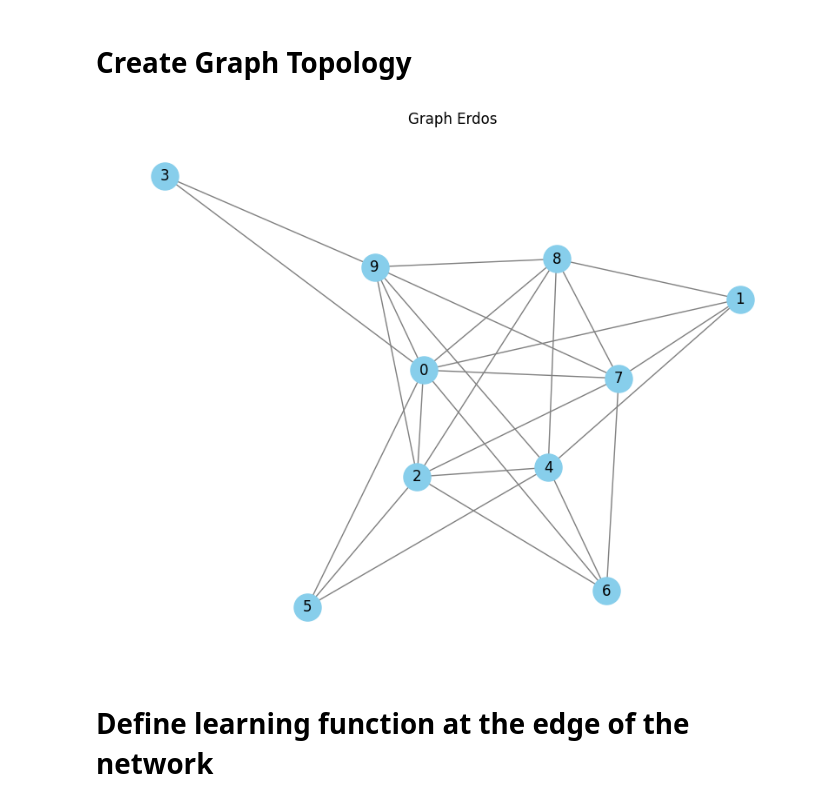
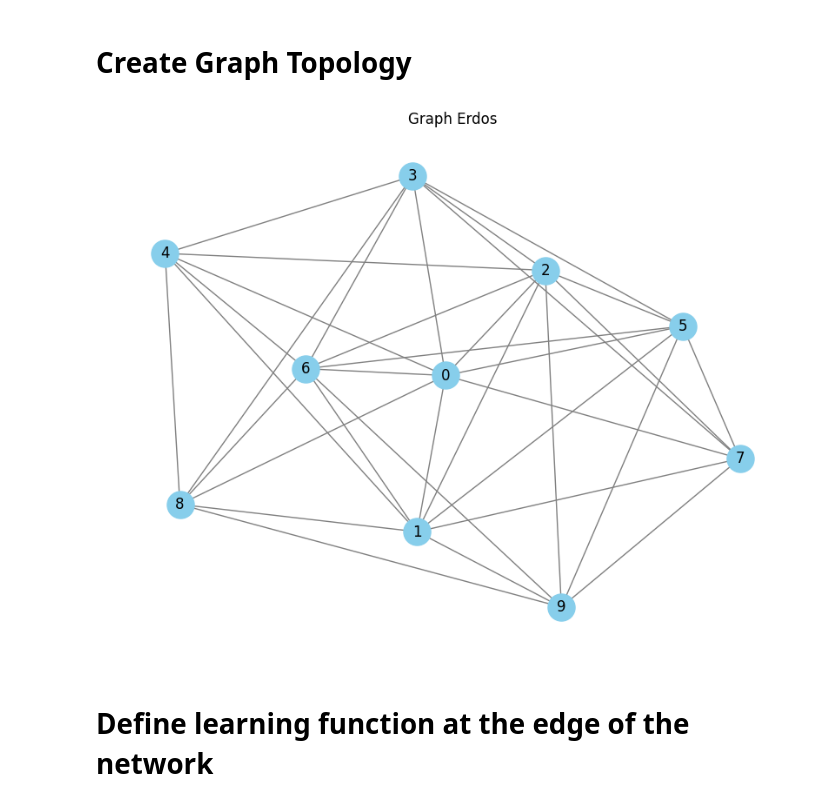
Before and after one commit to giuseppedipoce/Bio-Inspired-Federated-Learning, a Jupyter notebook: Bio-Next_last_update.ipynb, the cells around one changed output. Cells and saved outputs as stored; diff of their text form; code cells hidden in the pictures.

```diff
--- a/Bio-Next_last_update.ipynb
+++ b/Bio-Next_last_update.ipynb
@@ -217,35 +185,35 @@ def genera_grafo_connesso(tipo_grafo, num_nodi, prob=None, m=None):
     while True:
         if tipo_grafo == 'erdos':
             if prob is None:
                 raise ValueError("Per un grafo di Erdos-Renyi, specificare la probabilità 'prob'")
             G = nx.erdos_renyi_graph(num_nodi, prob)
         elif tipo_grafo == 'scale_free':
             if m is None:
                 raise ValueError("Per un grafo scale-free, specificare il numero di archi 'm'")
             G = nx.barabasi_albert_graph(num_nodi, m)
         else:
             raise ValueError("Tipo di grafo non supportato. Scegliere tra 'erdos_renyi' o 'scale_free'")
 
         # Controlla se il grafo è connesso
         if nx.is_connected(G):
             break
 
     adj_matrix = nx.adjacency_matrix(G).todense()
     laplacian_matrix = nx.laplacian_matrix(G).todense()
 
     plt.figure(figsize=(8, 6))
     nx.draw(G, with_labels=True, node_color='skyblue', node_size=500, edge_color='gray')
     plt.title(f"Graph {tipo_grafo.replace('_', ' ').title()}")
     plt.show()
     return adj_matrix, laplacian_matrix, G
 
 type_g = 'erdos'
-p = 0.5
+p = 0.75
 Adj_matrix, L, G = genera_grafo_connesso(type_g, num_agents, prob=p)
 # print("Matrice di adiacenza:\n", A)
 # print("Laplaciano:\n", L
 # %% [output]
-[figure, old version]
+[figure, new version]
 # %% [markdown]
 # Define learning function at the edge of the network
 # %%
```
Also changed, not shown: parts of 7 cells of this notebook, 8 other files.
